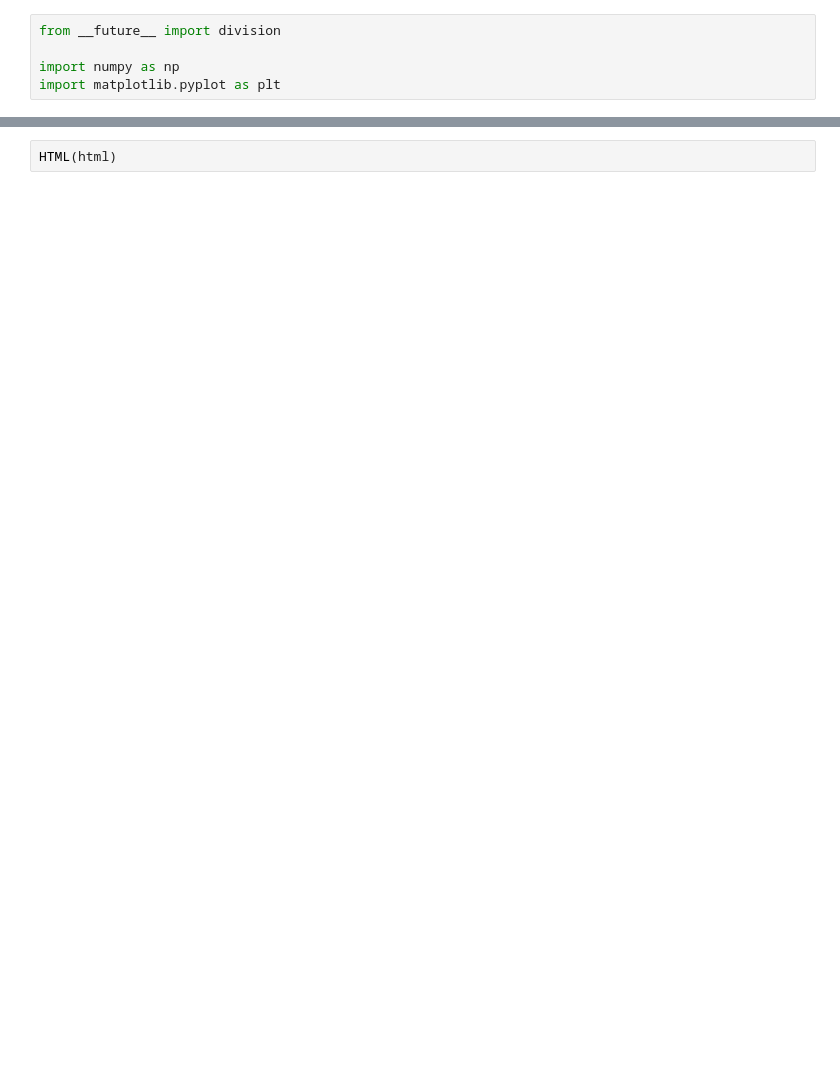
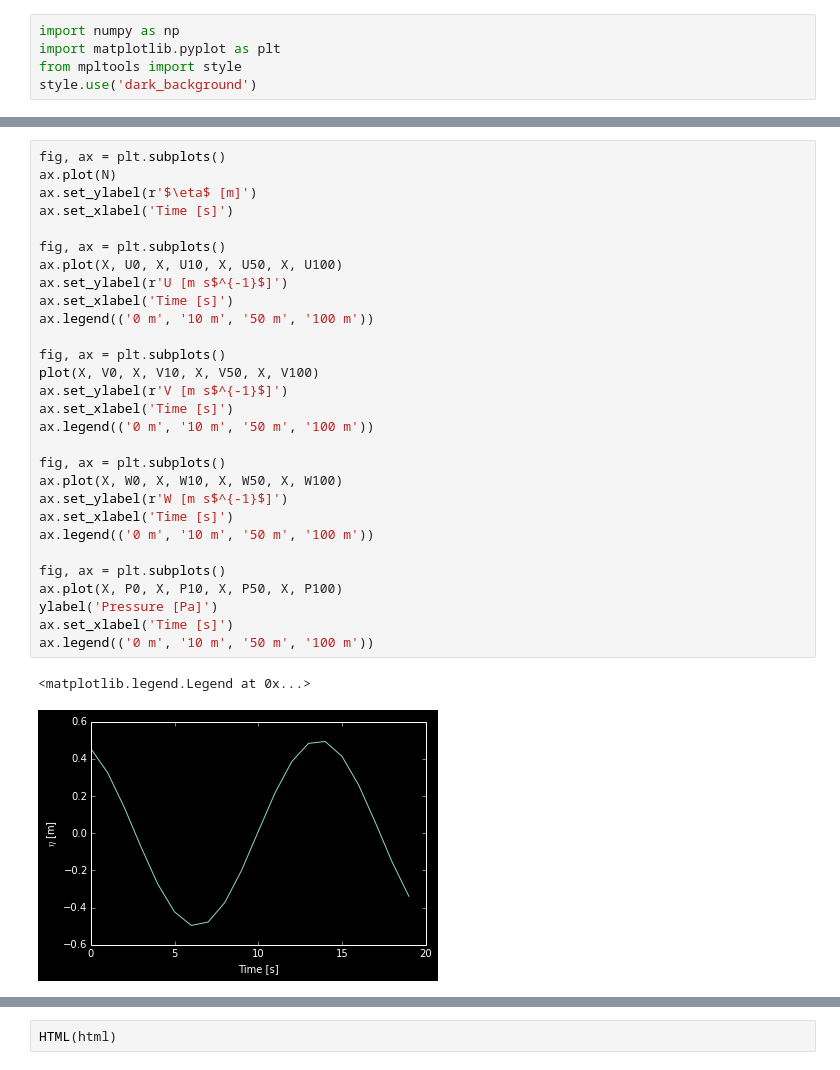
Before and after one commit to ocefpaf/waves_and_tides, a Jupyter notebook: lecture-04/solution/wave_solution.ipynb, the cells around one changed output, grey strips where cells are left out. Drawn from its saved outputs; the diff is of its cells as text; blank space fills up the shorter version.

```diff
--- a/lecture-04/solution/wave_solution.ipynb
+++ b/lecture-04/solution/wave_solution.ipynb
@@ -11,5 +17,5 @@ HTML(styles)
 # %%
-from __future__ import division
-
 import numpy as np
 import matplotlib.pyplot as plt
+from mpltools import style
+style.use('dark_background')
@@ -87,0 +59,32 @@ ax.legend(('0 m', '10 m', '50 m', '100 m'))
+# %%
+fig, ax = plt.subplots()
+ax.plot(N)
+ax.set_ylabel(r'$\eta$ [m]')
+ax.set_xlabel('Time [s]')
+
+fig, ax = plt.subplots()
+ax.plot(X, U0, X, U10, X, U50, X, U100)
+ax.set_ylabel(r'U [m s$^{-1}$]')
+ax.set_xlabel('Time [s]')
+ax.legend(('0 m', '10 m', '50 m', '100 m'))
+
+fig, ax = plt.subplots()
+plot(X, V0, X, V10, X, V50, X, V100)
+ax.set_ylabel(r'V [m s$^{-1}$]')
+ax.set_xlabel('Time [s]')
+ax.legend(('0 m', '10 m', '50 m', '100 m'))
+
+fig, ax = plt.subplots()
+ax.plot(X, W0, X, W10, X, W50, X, W100)
+ax.set_ylabel(r'W [m s$^{-1}$]')
+ax.set_xlabel('Time [s]')
+ax.legend(('0 m', '10 m', '50 m', '100 m'))
+
+fig, ax = plt.subplots()
+ax.plot(X, P0, X, P10, X, P50, X, P100)
+ylabel('Pressure [Pa]')
+ax.set_xlabel('Time [s]')
+ax.legend(('0 m', '10 m', '50 m', '100 m'))
+# %% [output]
+<matplotlib.legend.Legend at 0x...>
+[figure, added]
```
Also changed, not shown: parts of 6 cells of this notebook, 7 other files.
